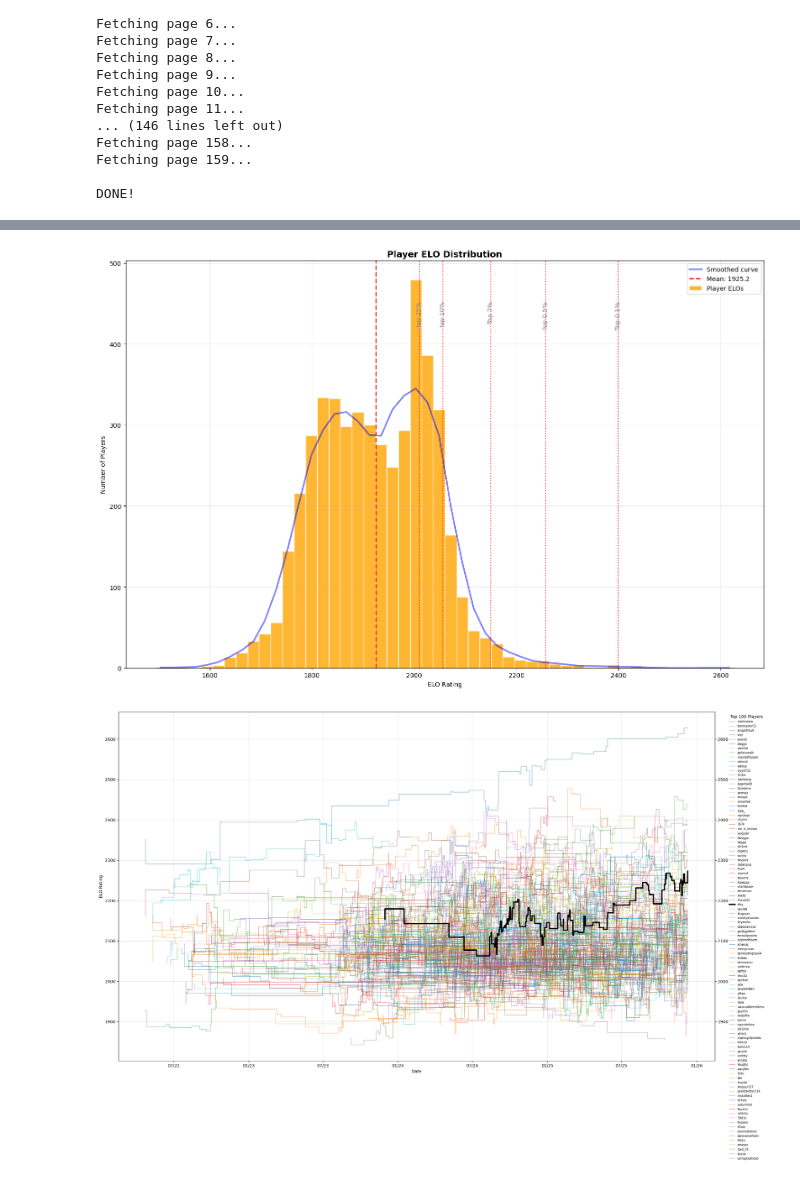
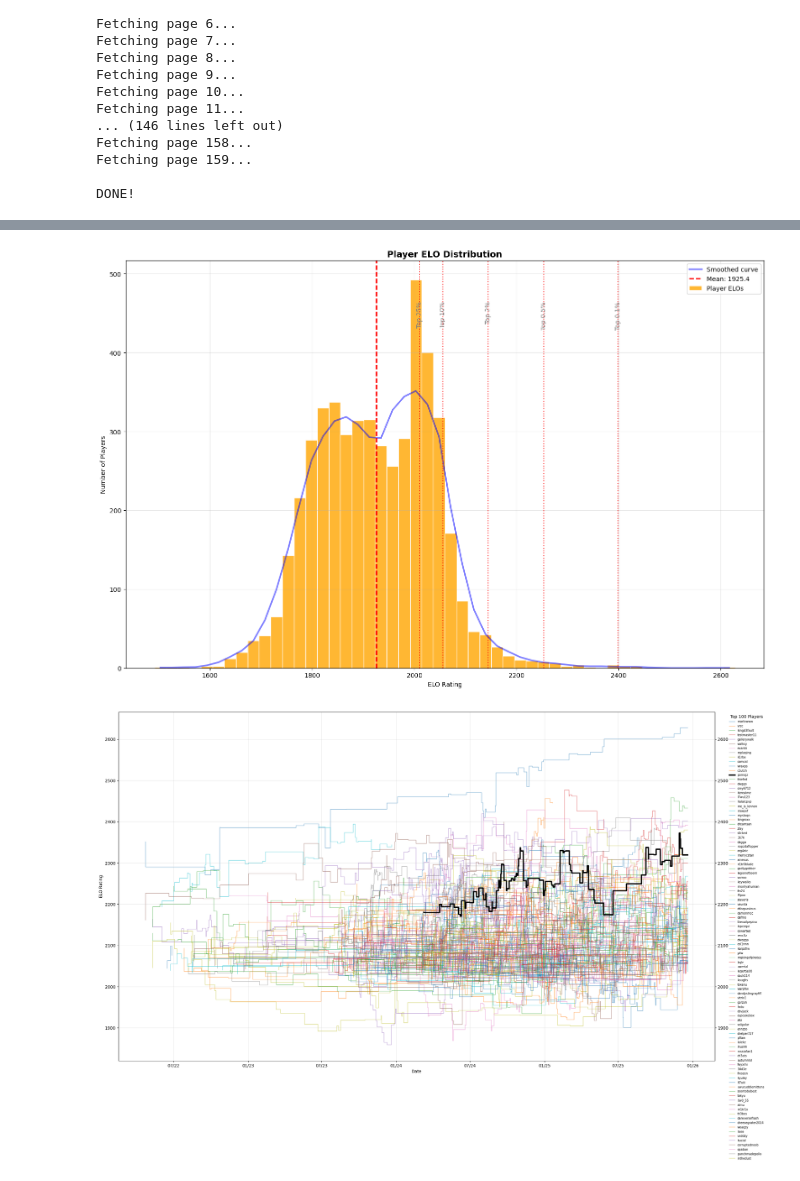
Before and after one commit to ProfX33/mctiers-elo, a Jupyter notebook: elo-analysis.ipynb, the cells around one changed output, grey strips where cells are left out. Drawn from its saved outputs; the diff is of its cells as text; code cells hidden in the pictures.

```diff
--- a/elo-analysis.ipynb
+++ b/elo-analysis.ipynb
@@ -507,6 +511,6 @@ print("HT1:", ht1)
 
 
 # Manual additions
-lt2 += ["jeremyoo", "inthedust", "dwogga", "kyuley", "l3poo", "warrpp", "zFay"]
-ht2 += ["quelchi", "godlygobber", "dwggo"]
+lt2 += ["jeremyoo", "inthedust", "dwogga", "warrpp", "cattonator"]
+ht2 += ["quelchi", "godlygobber", "dwggo", "zFay", "l3poo"]
 # %% [output]
@@ -687,7 +691,7 @@ def plot_elo_distribution(players: dict, bins: int = 40, smooth: bool = True, wi
 
 plot_elo_distribution(players, bins=50, smooth=True, window=5)
 # %% [output]
-[figure, old version]
+[figure, new version]
 # %%
 import matplotlib.pyplot as plt
 from matplotlib.dates import DateFormatter
@@ -809,14 +813,14 @@ def plot_elo_progress(players, sample=None, highlight=None, extend_cutoff_days=2
     plt.show()
 # %%
 top_n = 500
-top_players = sorted(players.items(), key=lambda kv: kv[1]["peak"], reverse=True)[:top_n]
+top_players = sorted(players.items(), key=lambda kv: kv[1]["elo"], reverse=True)[:top_n]
 
 #plot_elo_progress(dict(top_players), sample=["itzrealsme", "dreamsan", "marlowww", "crey6712", "camcal", "awerial", "evantii", "wraxps", "gallerywalk"]) # All former HT1s
 #plot_elo_progress(dict(top_players), sample=["jaoling", "cowarted", "asteroides", "revcltz", "walksy", "awerial", "2sap", "replaqing", "turrnn", "me_is_lennon", "halalcpvp", "vrzc", "tokenu", "jesprr", "nopzdaflopper", "mystoqn", "vulgular", "lalekz", "daquaviousblm", "quelchi"]) # EU PLAYERS
 
-plot_elo_progress(dict(top_players), highlight=["zfay"], extend_cutoff_days=40)
+plot_elo_progress(dict(top_players), highlight=["pomojz"], extend_cutoff_days=40)
 # %% [output]
-[figure, old version]
+[figure, new version]
 # %%
 # FIND LARGE TIME GAPS IN COPY PASTED DATA
 
```
Also changed, not shown: parts of 7 cells of this notebook, 6 other files.
